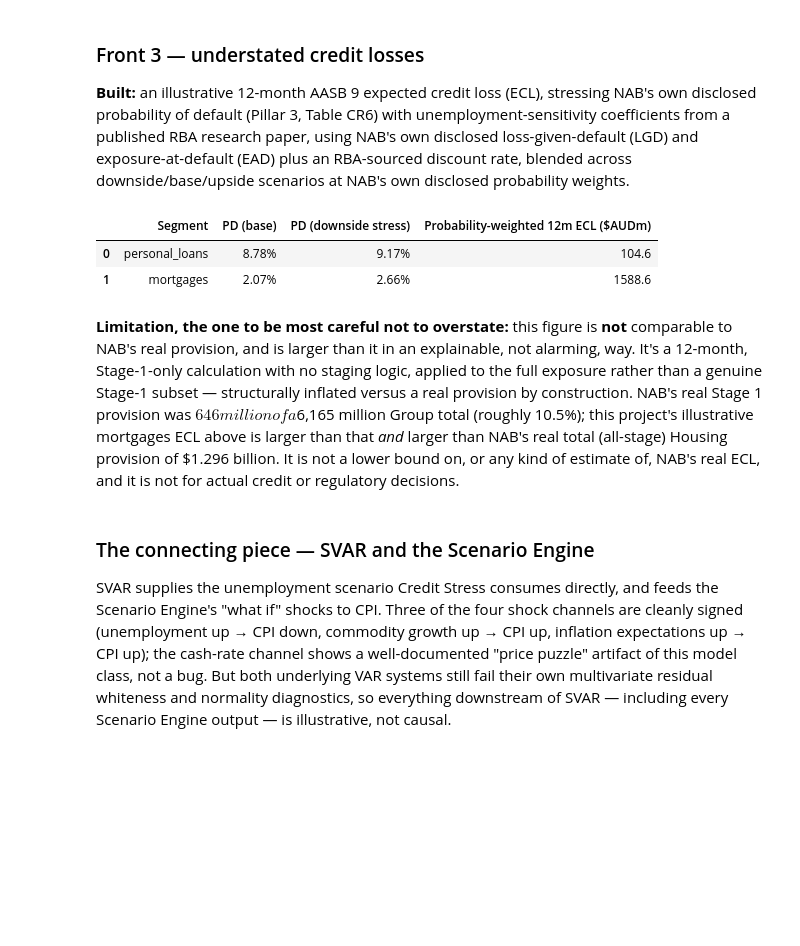
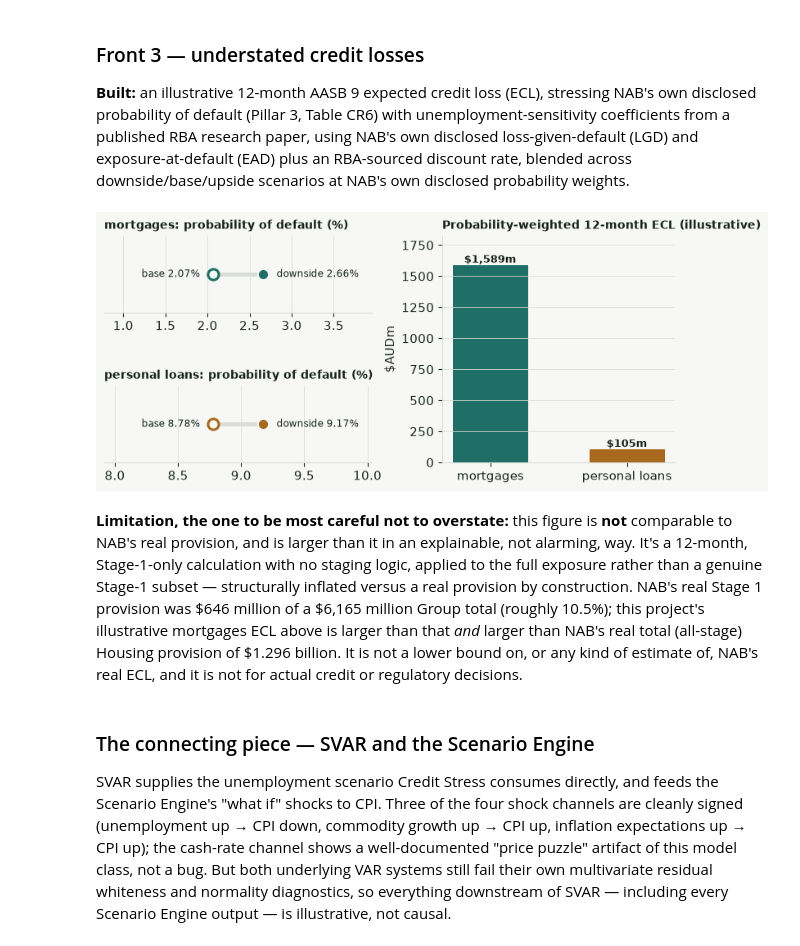
Before and after one commit to JuanVu1810/Australian-CPI-Forecast, a Jupyter notebook: book/australian_cpi_forecasting/00_results_at_a_glance.ipynb, the cells around one changed output. Drawn from its saved outputs; the diff is of its cells as text; code cells hidden in the pictures; blank space fills up the shorter version.

```diff
--- a/book/australian_cpi_forecasting/00_results_at_a_glance.ipynb
+++ b/book/australian_cpi_forecasting/00_results_at_a_glance.ipynb
@@ -195,31 +217,49 @@ a live validated track record.
 disclosed probability of default (Pillar 3, Table CR6) with unemployment-sensitivity
 coefficients from a published RBA research paper, using NAB's own disclosed loss-given-default (LGD) and exposure-at-default (EAD) plus an RBA-sourced discount rate, blended across
 downside/base/upside scenarios at NAB's own disclosed probability weights.
-# %%
-credit = pd.read_csv(TABLEAU / "credit_stress.csv")
-
-downside = credit[credit["scenario"] == "downside"][["segment", "pd_base", "pd_stressed"]].drop_duplicates()
-downside["PD (base)"] = (downside["pd_base"] * 100).round(2).astype(str) + "%"
-downside["PD (downside stress)"] = (downside["pd_stressed"] * 100).round(2).astype(str) + "%"
-
-weighted = credit.drop_duplicates("segment")[["segment", "ecl_aud_m_12m_probability_weighted"]].copy()
-weighted["ecl_aud_m_12m_probability_weighted"] = weighted["ecl_aud_m_12m_probability_weighted"].round(1)
-weighted = weighted.rename(columns={"ecl_aud_m_12m_probability_weighted": "Probability-weighted 12m ECL ($AUDm)"})
-
-kpi = downside[["segment", "PD (base)", "PD (downside stress)"]].merge(weighted, on="segment")
-kpi.rename(columns={"segment": "Segment"}).reset_index(drop=True)
-# %% [output]
-|  | Segment | PD (base) | PD (downside stress) | Probability-weighted 12m ECL ($AUDm) |
-| 0 | personal_loans | 8.78% | 9.17% | 104.6 |
-| 1 | mortgages | 2.07% | 2.66% | 1588.6 |
+# %%
+credit = pd.read_csv(TABLEAU / "credit_stress.csv")
+segments = [("mortgages", ACCENT), ("personal_loans", HIGHLIGHT)]
+
+fig = plt.figure(figsize=(9.0, 3.6))
+gs = fig.add_gridspec(2, 2, width_ratios=[1.15, 1], hspace=0.95, wspace=0.28)
+for row, (seg, color) in enumerate(segments):
+    a = fig.add_subplot(gs[row, 0])
+    down = credit[(credit["segment"] == seg) & (credit["scenario"] == "downside")].iloc[0]
+    lo, hi = down["pd_base"] * 100, down["pd_stressed"] * 100
+    a.plot([lo, hi], [0, 0], color=GRID, linewidth=3.5, zorder=1)
+    a.scatter(lo, 0, s=90, facecolor=PAPER, edgecolor=color, linewidth=2.2, zorder=3)
+    a.scatter(hi, 0, s=90, color=color, edgecolor=PAPER, linewidth=1.4, zorder=3)
+    a.annotate(f"base {lo:.2f}%", (lo, 0), xytext=(-12, 0), textcoords="offset points", ha="right", va="center", fontsize=8.8)
+    a.annotate(f"downside {hi:.2f}%", (hi, 0), xytext=(12, 0), textcoords="offset points", ha="left", va="center", fontsize=8.8)
+    pad = (hi - lo) * 2.2
+    a.set_xlim(lo - pad, hi + pad)
+    a.set_ylim(-1, 1)
+    a.set_yticks([])
+    a.set_title(f"{seg.replace('_', ' ')}: probability of default (%)", loc="left", fontsize=10, fontweight="bold")
+    a.grid(axis="y", visible=False)
+    a.spines["left"].set_visible(False)
+
+b = fig.add_subplot(gs[:, 1])
+weighted = credit.drop_duplicates("segment").set_index("segment")["ecl_aud_m_12m_probability_weighted"]
+b.bar([s.replace("_", " ") for s, _ in segments], [weighted[s] for s, _ in segments], color=[c for _, c in segments], width=0.55)
+for x, (s, _) in enumerate(segments):
+    b.text(x, weighted[s], f"${weighted[s]:,.0f}m", ha="center", va="bottom", fontsize=9.5, fontweight="bold")
+b.set_ylim(0, weighted.max() * 1.15)
+b.set_ylabel("$AUDm")
+b.set_title("Probability-weighted 12-month ECL (illustrative)", loc="left", fontsize=10, fontweight="bold")
+b.grid(axis="x", visible=False)
+plt.show()
+# %% [output]
+[figure, added]
 # %% [markdown]
 **Limitation, the one to be most careful not to overstate:** this figure is **not**
 comparable to NAB's real provision, and is larger than it in an explainable, not alarming,
 way. It's a 12-month, Stage-1-only calculation with no staging logic, applied to the full
 exposure rather than a genuine Stage-1 subset — structurally inflated versus a real
-provision by construction. NAB's real Stage 1 provision was $646 million of a $6,165
+provision by construction. NAB's real Stage 1 provision was \$646 million of a \$6,165
 million Group total (roughly 10.5%); this project's illustrative mortgages ECL above is
-larger than that *and* larger than NAB's real total (all-stage) Housing provision of $1.296
+larger than that *and* larger than NAB's real total (all-stage) Housing provision of \$1.296
 billion. It is not a lower bound on, or any kind of estimate of, NAB's real ECL, and it is
 not for actual credit or regulatory decisions.
 # %% [markdown]
```
Also changed, not shown: parts of 11 cells of this notebook, 35 other files.
